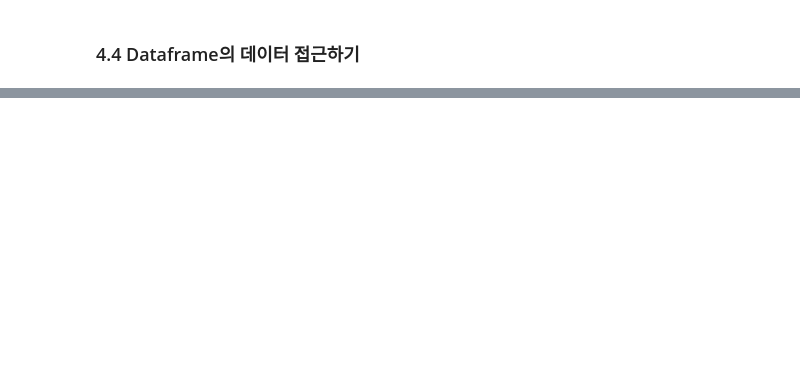
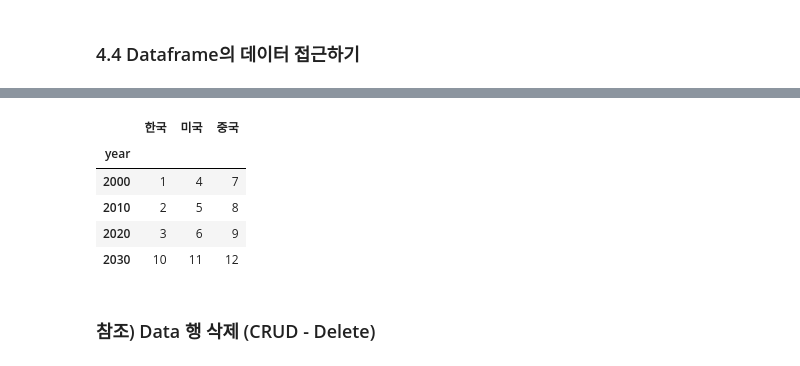
Before and after one commit to jhryu1208/Python_DataAnalysis_Pandas, a Jupyter notebook: Pandas/Pandas_Basic.ipynb, the cells around one changed output, grey strips where cells are left out. Cells and saved outputs as stored; diff of their text form; code cells hidden in the pictures; blank space fills up the shorter version.

```diff
--- a/Pandas/Pandas_Basic.ipynb
+++ b/Pandas/Pandas_Basic.ipynb
@@ -277,0 +395,11 @@ df
+# %%
+df = pd.DataFrame({
+    '연도' : [2000, 2010, 2020],
+    '한국' : [1, 2, 3],
+    '미국' : [4, 5, 6],
+    '중국' : [7, 8, 9]
+})
+df = df.set_index('연도')
+df.index.name = 'year'
+
+df
@@ -277,0 +412,12 @@ df
+# %%
+df.loc[2030] = [10, 11, 12]
+df
+# %% [output]
+|  | 한국 | 미국 | 중국 |
+| year |  |  |  |
+| 2000 | 1 | 4 | 7 |
+| 2010 | 2 | 5 | 8 |
+| 2020 | 3 | 6 | 9 |
+| 2030 | 10 | 11 | 12 |
+# %% [markdown]
+### 참조) Data 행 삭제 (CRUD - Delete)
```
Also changed, not shown: parts of 32 cells of this notebook.
